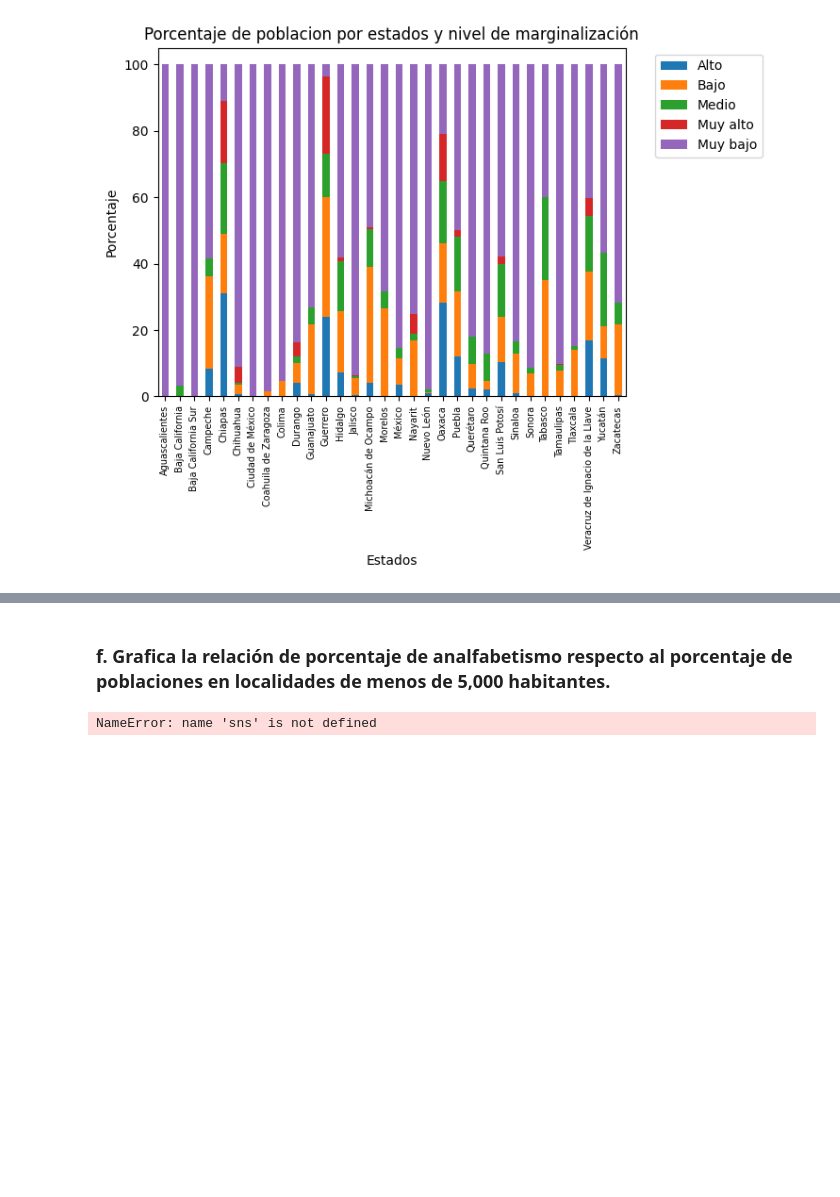
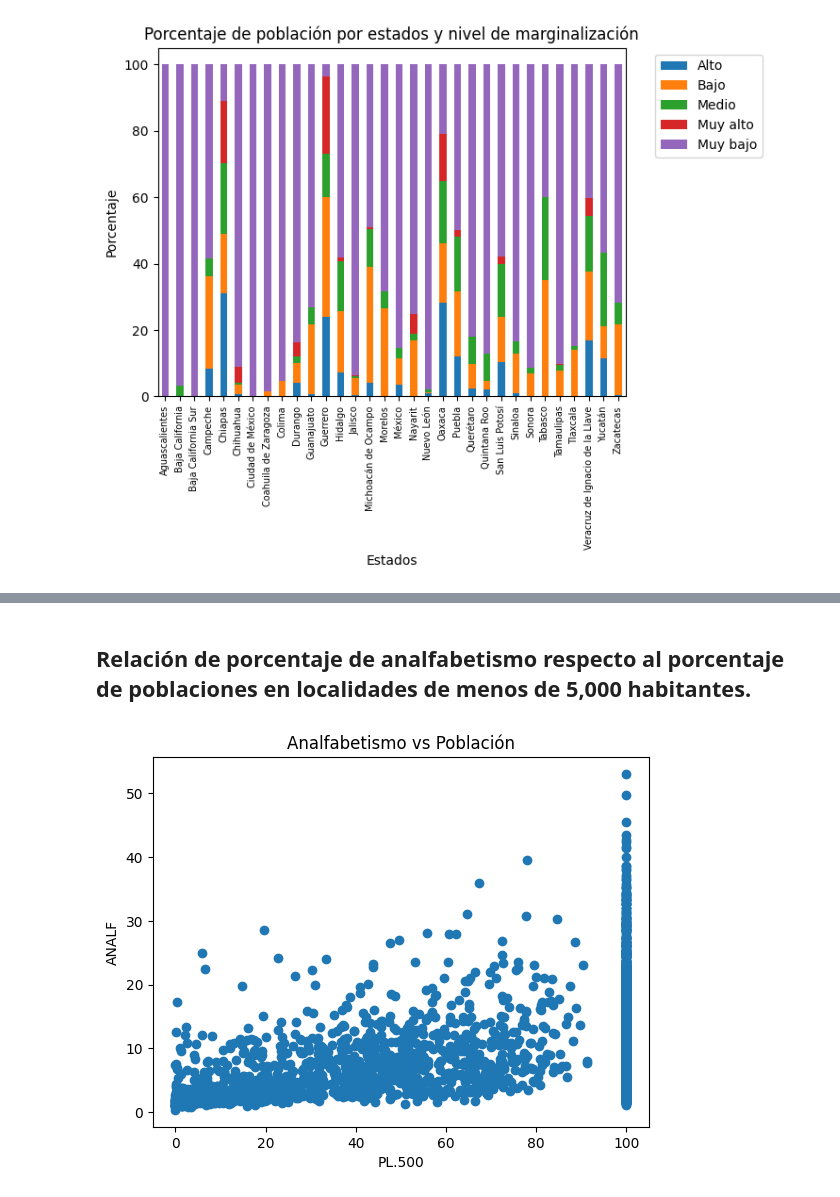
Before and after one commit to VesnaPivac/Indice_de_marginalizacion_Mexico, a Jupyter notebook: Proyecto_IndiceMarginalizacion.ipynb, the cells around one changed output, grey strips where cells are left out. Drawn from its saved outputs; the diff is of its cells as text; code cells hidden in the pictures; blank space fills up the shorter version.

```diff
--- a/Proyecto_IndiceMarginalizacion.ipynb
+++ b/Proyecto_IndiceMarginalizacion.ipynb
@@ -123,6 +137,11 @@ distribucion_poblacion_df.head()
 # %% [markdown]
-### f. Grafica la relación de porcentaje de analfabetismo respecto al porcentaje de poblaciones en localidades de menos de 5,000 habitantes.
+## Relación de porcentaje de analfabetismo respecto al porcentaje de poblaciones en localidades de menos de 5,000 habitantes.
 # %%
+plt.scatter(x=df["PL.5000"], y=df["ANALF"])
+plt.xlabel('PL.500')
+plt.ylabel('ANALF')
+plt.title('Analfabetismo vs Población')
+plt.show()
 # %% [output]
-NameError: name 'sns' is not defined
+[figure, added]
 # %% [markdown]
```
Also changed, not shown: parts of 30 cells of this notebook.
